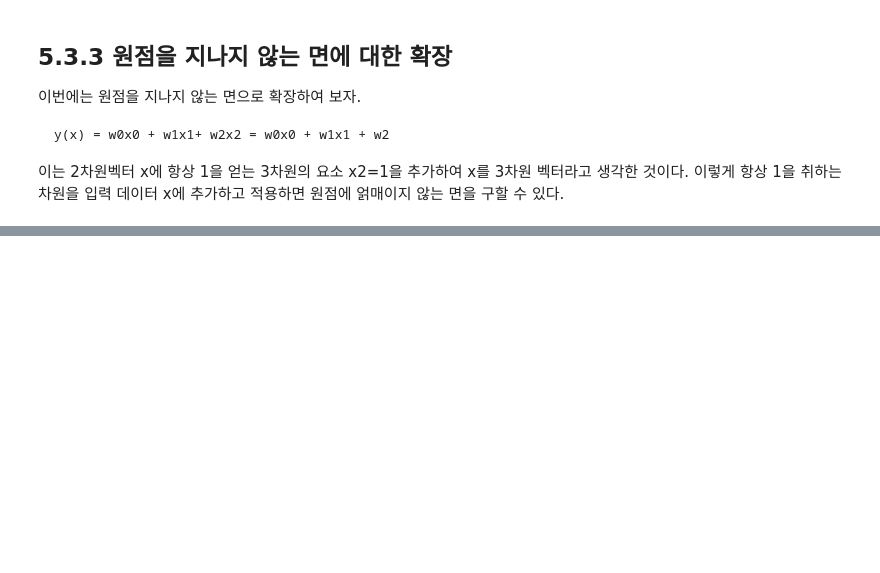
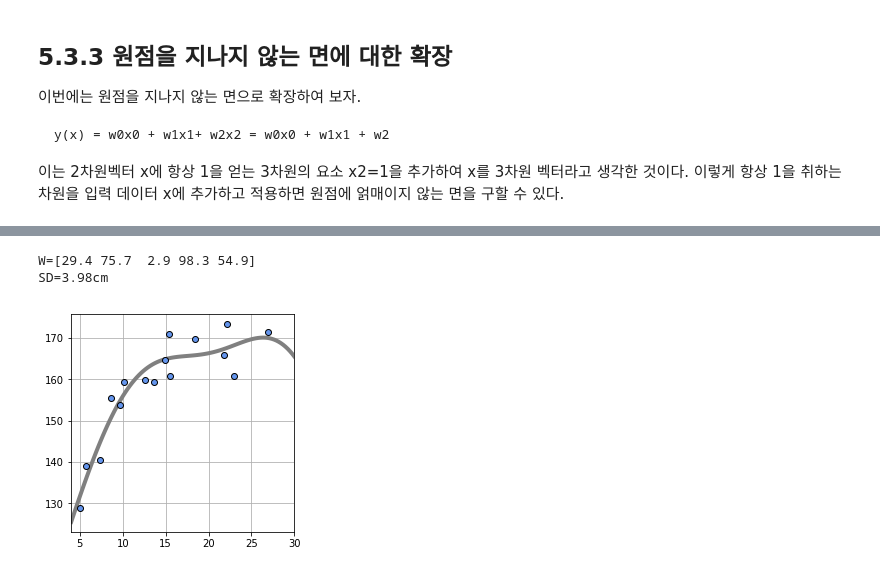
Before and after one commit to seongsilheo/Machine-Learning, a Jupyter notebook: Machine-Learning-Basic/05_지도학습-회귀.ipynb, the cells around one changed output, grey strips where cells are left out. Drawn from its saved outputs; the diff is of its cells as text; code cells hidden in the pictures; blank space fills up the shorter version.

```diff
--- a/Machine-Learning-Basic/05_지도학습-회귀.ipynb
+++ b/Machine-Learning-Basic/05_지도학습-회귀.ipynb
@@ -403,0 +459,49 @@ SD=0.500 cm
+# %%
+# 리스트 5-2-(5)
+# 선형 기저 함수 모델 MSE ------------------------------------------------
+def mse_gauss_func(x,t,w):
+    y = gauss_func(w,x)
+    mse = np.mean((y-t)**2)
+    return mse
+# %%
+# 리스트 5-2-(6)
+# 선형 기저 함수 모델 정확한 해 ---------------------------------------------
+def fit_gauss_func(x, t, m):
+    mu = np.linspace(5,30,m)
+    s = mu[1] - mu[0]
+    n = x.shape[0] #데이터 몇 개인지
+    psi = np.ones((n,m+1))
+    for j in range(m):
+        psi[:,j] = gauss(x,mu[j],s)
+psi_T = np.transpose(psi)
+
+b = np.linalg.inv(psi_T.dot(psi))
+c = b.dot(psi_T)
+w = c.dot(t)
+return w
+# %%
+# 리스트 5-2-(7)
+# 가우스 기저 함수 표시 -----------------------
+def show_gauss_func(w):
+    xb = np.linspace(X_min, X_max, 100)
+    y = gauss_func(w, xb)
+    plt.plot(xb, y, c=[.5, .5, .5], lw=4)
+
+
+# 메인 ----------------------------------
+plt.figure(figsize=(4, 4))
+M = 4
+W = fit_gauss_func(X, T, M)
+show_gauss_func(W)
+plt.plot(X, T, marker='o', linestyle='None',
+         color='cornflowerblue', markeredgecolor='black')
+plt.xlim(X_min, X_max)
+plt.grid(True)
+mse = mse_gauss_func(X,T,W)
+print('W=' + str(np.round(W,1)))
+print("SD={0:.2f}cm".format(np.sqrt(mse)))
+plt.show()
+# %% [output]
+W=[29.4 75.7  2.9 98.3 54.9]
+SD=3.98cm
+[figure, added]
```
Also changed, not shown: parts of 37 cells of this notebook.
